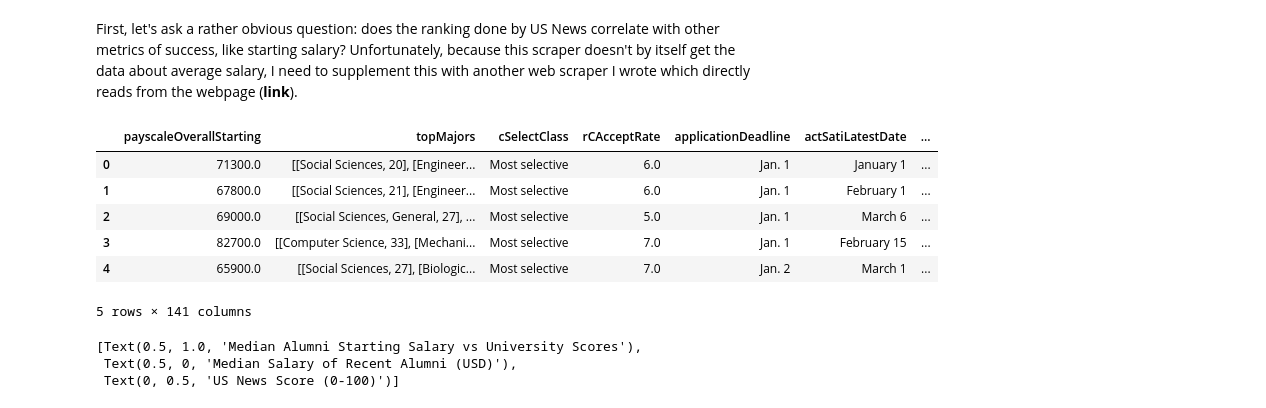
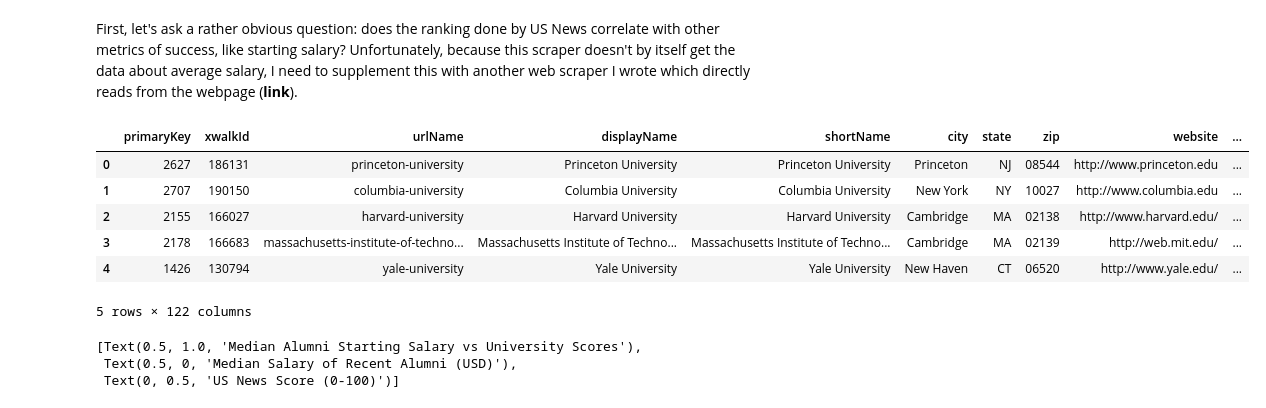
Before and after one commit to Aurathic/USNews-Colleges-Web-Scraper, a Jupyter notebook: python_web_scraper/web_scraping_2.ipynb, the cells around one changed output. Saved outputs shown, nothing was run; the diff lists cells and outputs as text; code cells hidden in the pictures.

Commit message:
Modify JSON data structure again, fix errors introduced by last commit

```diff
--- a/python_web_scraper/web_scraping_2.ipynb
+++ b/python_web_scraper/web_scraping_2.ipynb
@@ -114,24 +114,28 @@ def get_details_info(univ):
     for rank_name, rank_data in univ_details['ranks'].items():
         if rank_data['isPublic'] and not rank_data['locked']:
             keys[rank_name] = rank_data['displayName']
-            ranks[rank_name] = rank_data['displayRank'][1:]
+            ranks[rank_name] = rank_data['displayRank']
     univ_details['ranks'] = ranks
     return (univ_details, keys)
 
 univ_keys = create_field_label_keys() # map between field keys and readable labels
 
-all_univ_data = {}
+all_univ_data = []
 for name, univ in list(all_univ_json_data.items()):
     univ_data = {}
-    for field in univ['fields'].values():
-        if field['isPublic']:
-            univ_data[field['fieldName']] = get_field_value(univ, field)
     # Add info from 'details'
     details_data, details_keys = get_details_info(univ)
     univ_keys.update(details_keys)
     univ_data.update(details_data)
-    all_univ_data[name] = univ_data
-    print(name)
+
+    for field in univ['fields'].values():
+        if field['isPublic']:
+            field_value = get_field_value(univ, field)
+            if field_value is not None:
+                univ_data[field['fieldName']] = field_value
+
+    all_univ_data.append(univ_data)
+    #print(name)
 # %%
 with open('all_univ_compressed.json', 'w') as outfile:
     json.dump(all_univ_data, outfile)
@@ -155,27 +159,30 @@ import statsmodels.formula.api as smf
 import json
 # %%
 with open('all_univ_compressed.json', 'r') as infile:
-    all_univ_data = json.load(infile).values()
+    all_univ_data = json.load(infile)
 with open('all_univ_compressed_key.json', 'r') as infile:
     data_key = json.load(infile)
 # %%
-ranking_factors_df = pd.DataFrame(ranking_factors_data)
+univ_df = pd.DataFrame(all_univ_data)
 
 salaries = pd.read_csv("all_univ_rows.csv")["Median starting salary of alumni "].apply(
           lambda x: x if pd.isna(x) else int(x[1:].replace(",","")))
-
-univ_df = pd.DataFrame(univ_vals)
 univ_df['payscaleOverallStarting'] = salaries
 
+univ_df["vDisplayScore"] = univ_df["vDisplayScore"].apply(lambda x: x if isinstance(x,int) else np.nan)
+univ_df["vStudentFacultyRatio"] = univ_df["vStudentFacultyRatio"].apply(\
+                        lambda x: int(x[:-2]) if pd.notna(x) else np.nan)
+
+
 univ_df.head()
 # %% [output]
-|  | payscaleOverallStarting | topMajors | cSelectClass | rCAcceptRate | applicationDeadline | actSatiLatestDate | ... |
-| 0 | 71300.0 | [[Social Sciences, 20], [Engineer... | Most selective | 6.0 | Jan. 1 | January 1 | ... |
-| 1 | 67800.0 | [[Social Sciences, 21], [Engineer... | Most selective | 6.0 | Jan. 1 | February 1 | ... |
-| 2 | 69000.0 | [[Social Sciences, General, 27], ... | Most selective | 5.0 | Jan. 1 | March 6 | ... |
-| 3 | 82700.0 | [[Computer Science, 33], [Mechani... | Most selective | 7.0 | Jan. 1 | February 15 | ... |
-| 4 | 65900.0 | [[Social Sciences, 27], [Biologic... | Most selective | 7.0 | Jan. 2 | March 1 | ... |
+|  | primaryKey | xwalkId | urlName | displayName | shortName | city | state | zip | website | ... |
+| 0 | 2627 | 186131 | princeton-university | Princeton University | Princeton University | Princeton | NJ | 08544 | http://www.princeton.edu | ... |
+| 1 | 2707 | 190150 | columbia-university | Columbia University | Columbia University | New York | NY | 10027 | http://www.columbia.edu | ... |
+| 2 | 2155 | 166027 | harvard-university | Harvard University | Harvard University | Cambridge | MA | 02138 | http://www.harvard.edu/ | ... |
+| 3 | 2178 | 166683 | massachusetts-institute-of-techno... | Massachusetts Institute of Techno... | Massachusetts Institute of Techno... | Cambridge | MA | 02139 | http://web.mit.edu/ | ... |
+| 4 | 1426 | 130794 | yale-university | Yale University | Yale University | New Haven | CT | 06520 | http://www.yale.edu/ | ... |
-5 rows × 141 columns
+5 rows × 122 columns
 # %%
 ax = sns.scatterplot(data=univ_df, x="payscaleOverallStarting", y="vDisplayScore")
 ax.set(title="Median Alumni Starting Salary vs University Scores",xlabel="Median Salary of Recent Alumni (USD)",ylabel="US News Score (0-100)")
```
Also changed, not shown: parts of 7 cells of this notebook, 1 other file.
